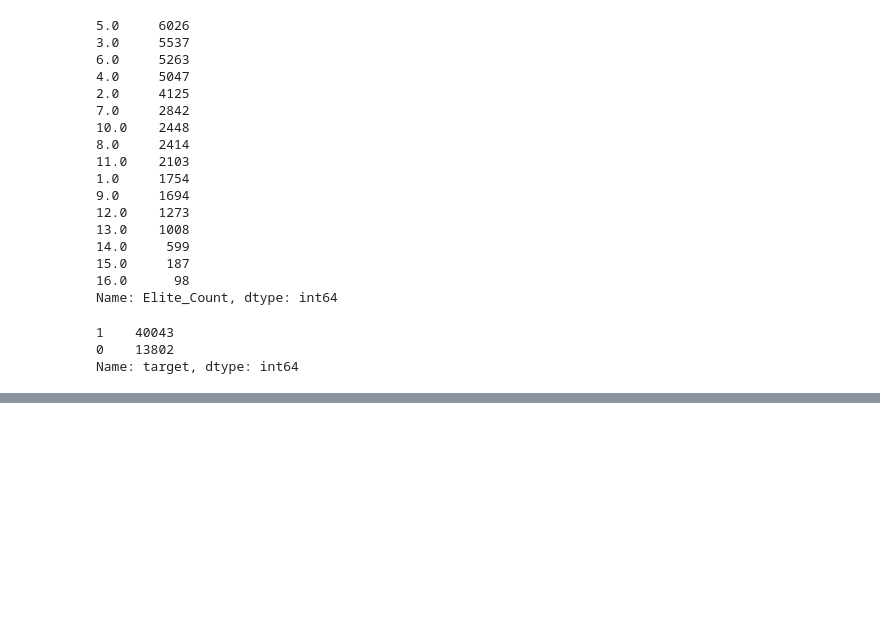
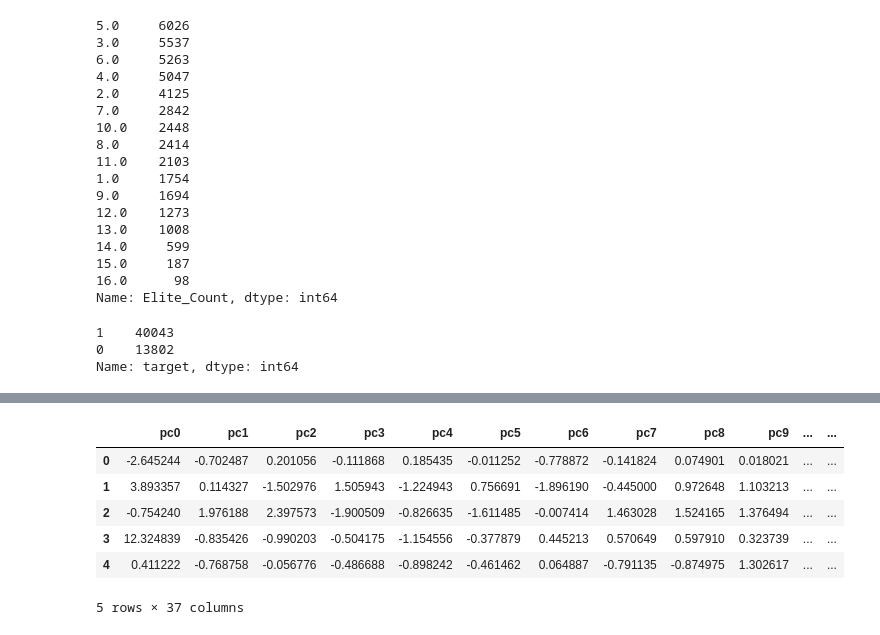
Before and after one commit to acgowda/yelp-sentiment, a Jupyter notebook: data_exploration.ipynb, the cells around one changed output, grey strips where cells are left out. Drawn from its saved outputs; the diff is of its cells as text; code cells hidden in the pictures; blank space fills up the shorter version.

```diff
--- a/data_exploration.ipynb
+++ b/data_exploration.ipynb
@@ -125,0 +145,12 @@ print(pca.explained_variance_ratio_)
+# %%
+pca_data = pd.DataFrame(data = X_pca)
+pca_data.columns = ['pc' + str(col) for col in pca_data.columns]
+pca_data.head()
+# %% [output]
+|  | pc0 | pc1 | pc2 | pc3 | pc4 | pc5 | pc6 | pc7 | pc8 | pc9 | ... | ... |
+| 0 | -2.645244 | -0.702487 | 0.201056 | -0.111868 | 0.185435 | -0.011252 | -0.778872 | -0.141824 | 0.074901 | 0.018021 | ... | ... |
+| 1 | 3.893357 | 0.114327 | -1.502976 | 1.505943 | -1.224943 | 0.756691 | -1.896190 | -0.445000 | 0.972648 | 1.103213 | ... | ... |
+| 2 | -0.754240 | 1.976188 | 2.397573 | -1.900509 | -0.826635 | -1.611485 | -0.007414 | 1.463028 | 1.524165 | 1.376494 | ... | ... |
+| 3 | 12.324839 | -0.835426 | -0.990203 | -0.504175 | -1.154556 | -0.377879 | 0.445213 | 0.570649 | 0.597910 | 0.323739 | ... | ... |
+| 4 | 0.411222 | -0.768758 | -0.056776 | -0.486688 | -0.898242 | -0.461462 | 0.064887 | -0.791135 | -0.874975 | 1.302617 | ... | ... |
+5 rows × 37 columns
```
Also changed, not shown: parts of 15 cells of this notebook.
